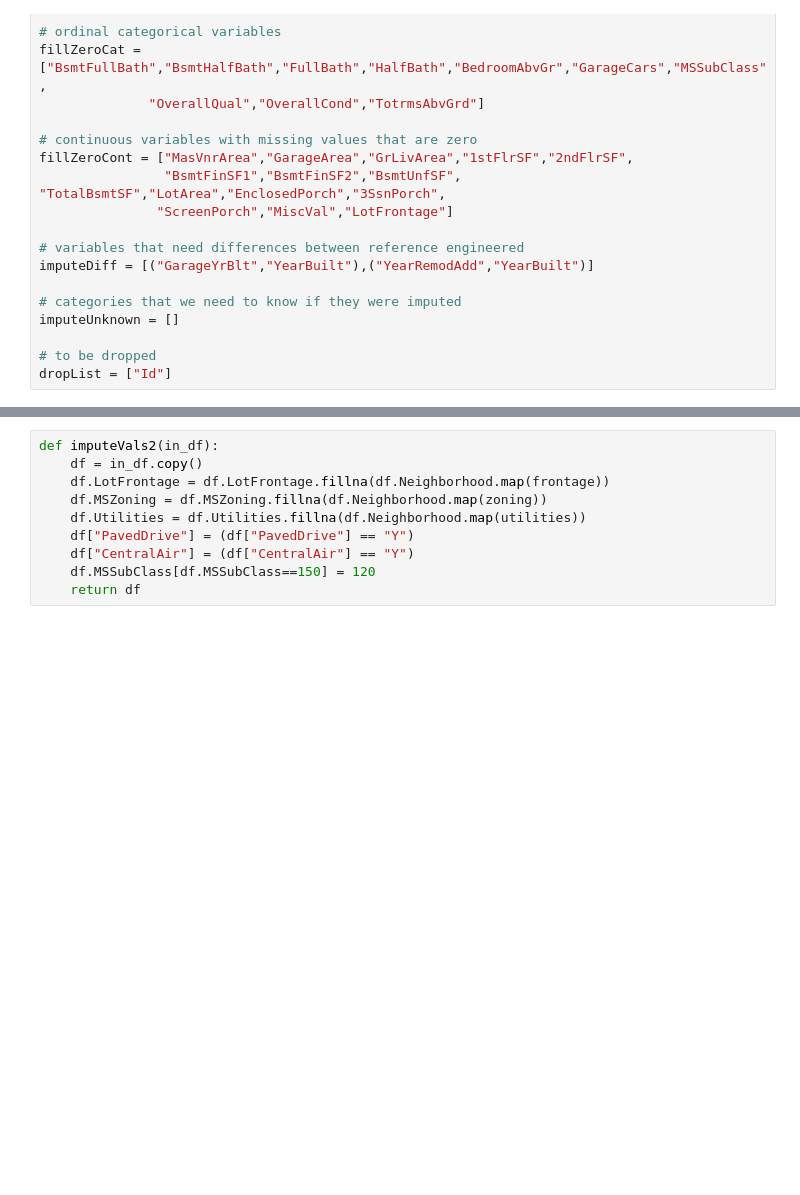
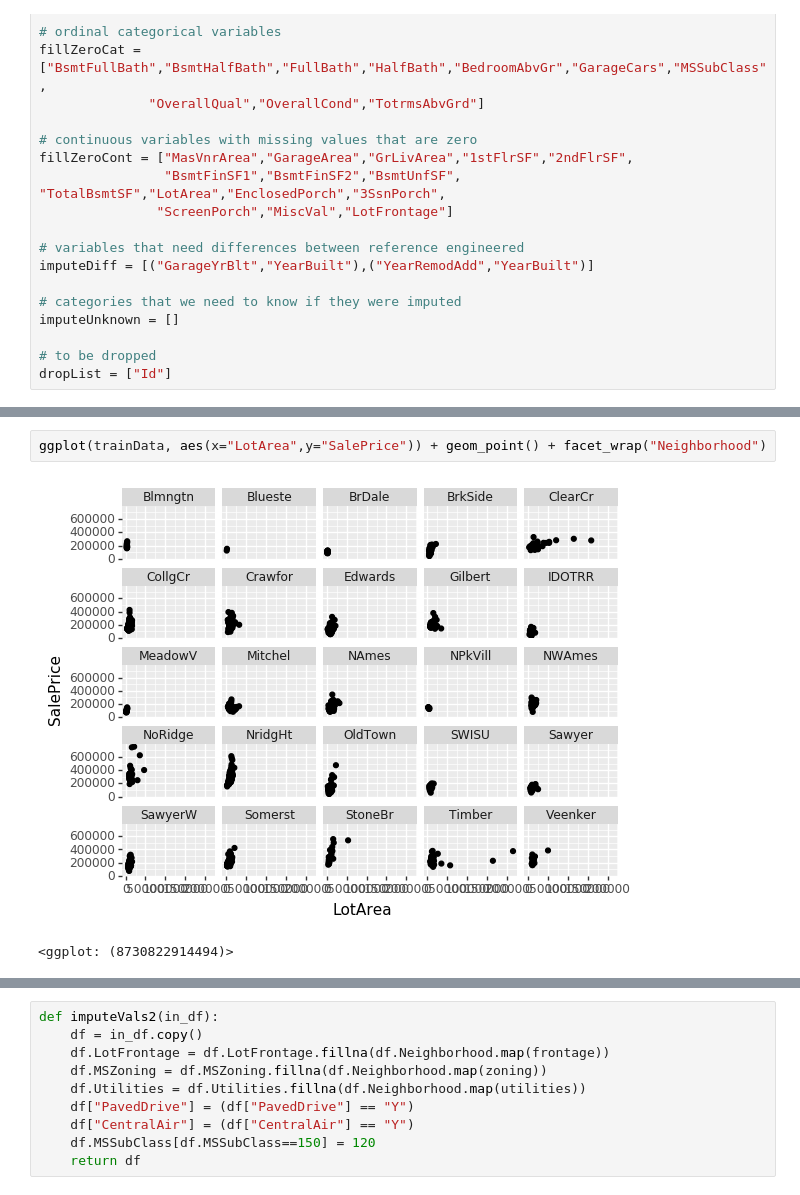
Before and after one commit to AJB0211/AmesHousingRegression, a Jupyter notebook: linear_model.ipynb, the cells around one changed output, grey strips where cells are left out. Drawn from its saved outputs; the diff is of its cells as text; blank space fills up the shorter version.

```diff
--- a/linear_model.ipynb
+++ b/linear_model.ipynb
@@ -106,0 +97,5 @@ trainData.plot.scatter("TotRmsAbvGrd","SalePrice")
+# %%
+ggplot(trainData, aes(x="LotArea",y="SalePrice")) + geom_point() + facet_wrap("Neighborhood")
+# %% [output]
+[figure, added]
+<ggplot: (8730822914494)>
```
Also changed, not shown: parts of 17 cells of this notebook, 9 other files.
